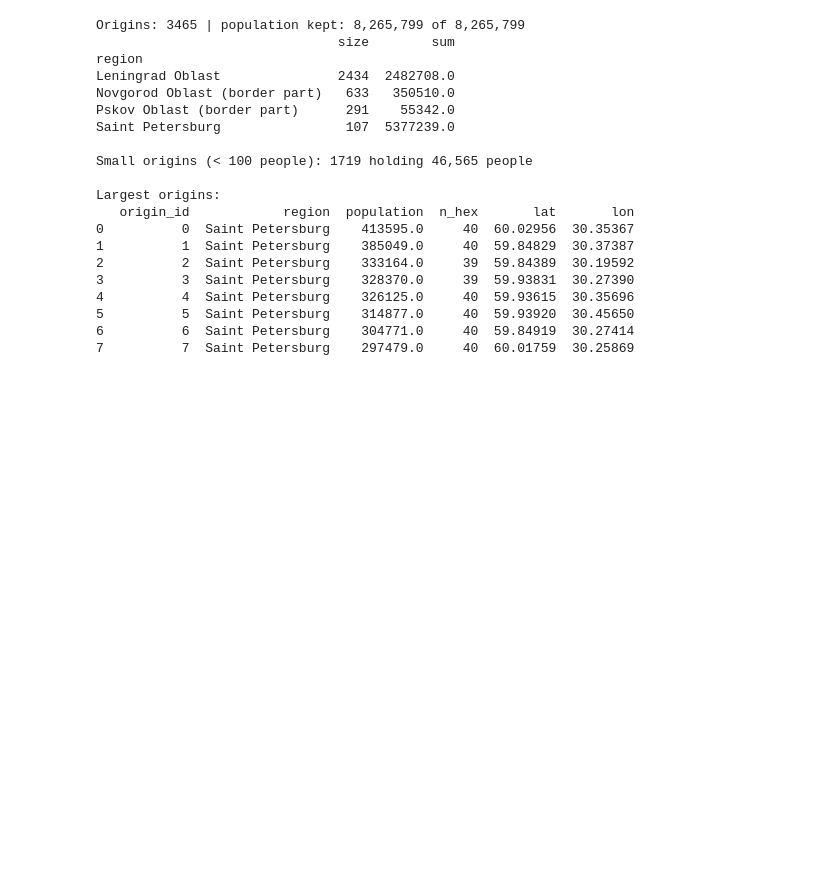
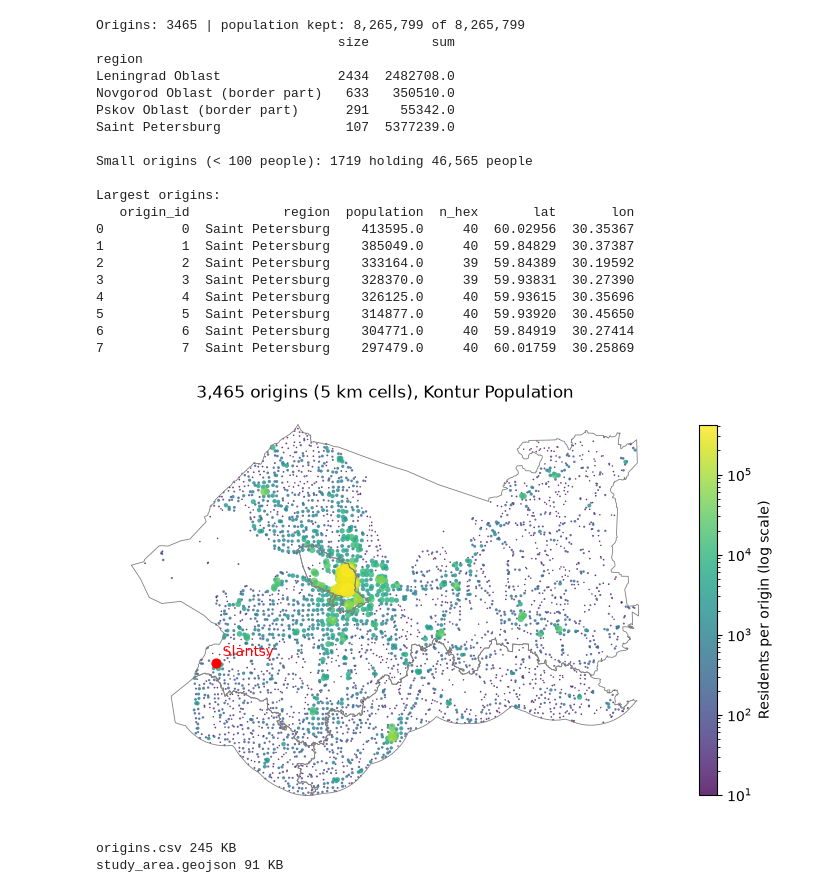
Before and after one commit to evelina-kalugina/klint-visitor-demand-model, a Jupyter notebook: notebooks/02_population.ipynb, the cells around one changed output. Drawn from its saved outputs; the diff is of its cells as text; code cells hidden in the pictures; blank space fills up the shorter version.

Commit message:
02_population: add origins check map, save files

```diff
--- a/notebooks/02_population.ipynb
+++ b/notebooks/02_population.ipynb
@@ -193,3 +195,36 @@ Largest origins:
 5          5  Saint Petersburg    314877.0     40  59.93920  30.45650
 6          6  Saint Petersburg    304771.0     40  59.84919  30.27414
 7          7  Saint Petersburg    297479.0     40  60.01759  30.25869
+# %%
+# Check map: one dot per origin, size and colour by population
+from matplotlib.colors import LogNorm
+
+o = origins.sort_values("population")          # big dots drawn last, on top
+fig, ax = plt.subplots(figsize=(9, 8))
+study.boundary.plot(ax=ax, color="grey", linewidth=0.6)
+sc = ax.scatter(o["x"], o["y"], s=o["population"] ** 0.5 / 6 + 1,
+                c=o["population"], cmap="viridis", norm=LogNorm(vmin=10, vmax=o["population"].max()),
+                alpha=0.8, linewidths=0)
+slantsy.plot(ax=ax, color="red", markersize=40)
+ax.annotate("Slantsy", (slantsy.x[0], slantsy.y[0]), xytext=(5, 5), textcoords="offset points", color="red")
+plt.colorbar(sc, ax=ax, shrink=0.6, label="Residents per origin (log scale)")
+ax.set_title(f"{len(origins):,} origins ({CELL_KM} km cells), Kontur Population")
+ax.set_axis_off()
+plt.show()
+# %% [output]
+[figure, added]
+# %%
+# Save origins and the study area for the next notebooks
+out = origins[["origin_id", "region", "population", "n_hex", "x", "y", "lat", "lon"]].copy()
+out[["population", "x", "y"]] = out[["population", "x", "y"]].round(1)
+out.to_csv(os.path.join(PROCESSED, "origins.csv"), index=False)
+
+area_out = study.copy()
+area_out["geometry"] = area_out.simplify(200)
+area_out.to_crs("EPSG:4326").to_file(os.path.join(PROCESSED, "study_area.geojson"), driver="GeoJSON")
+
+for f in ["origins.csv", "study_area.geojson"]:
+    print(f, round(os.path.getsize(os.path.join(PROCESSED, f)) / 1e3), "KB")
+# %% [output]
+origins.csv 245 KB
+study_area.geojson 91 KB
```
Also changed, not shown: parts of 1 cell of this notebook, 2 other files.
